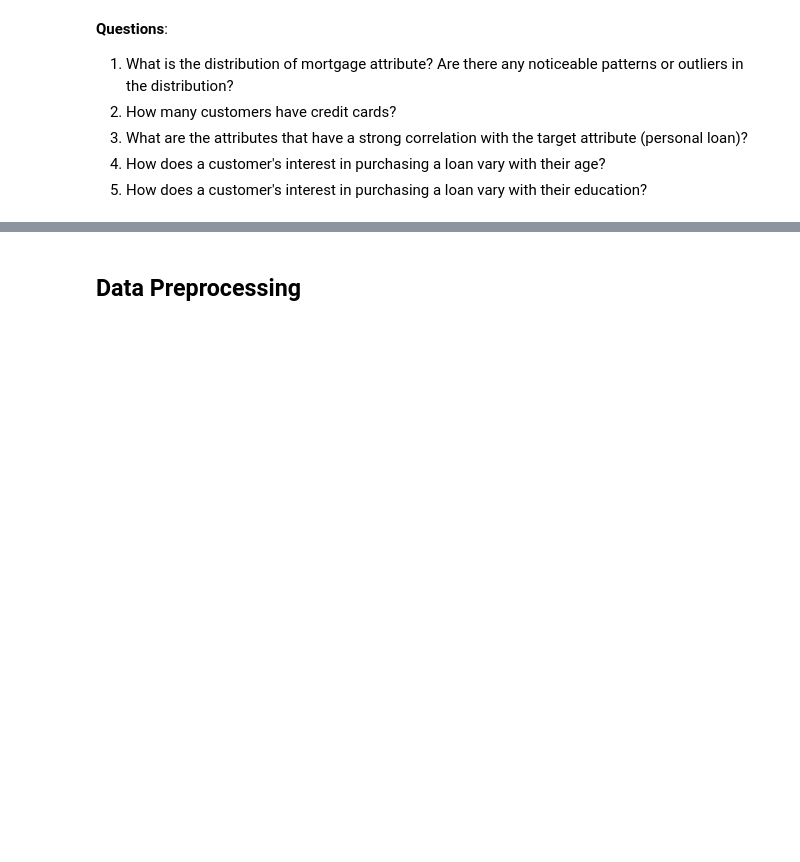
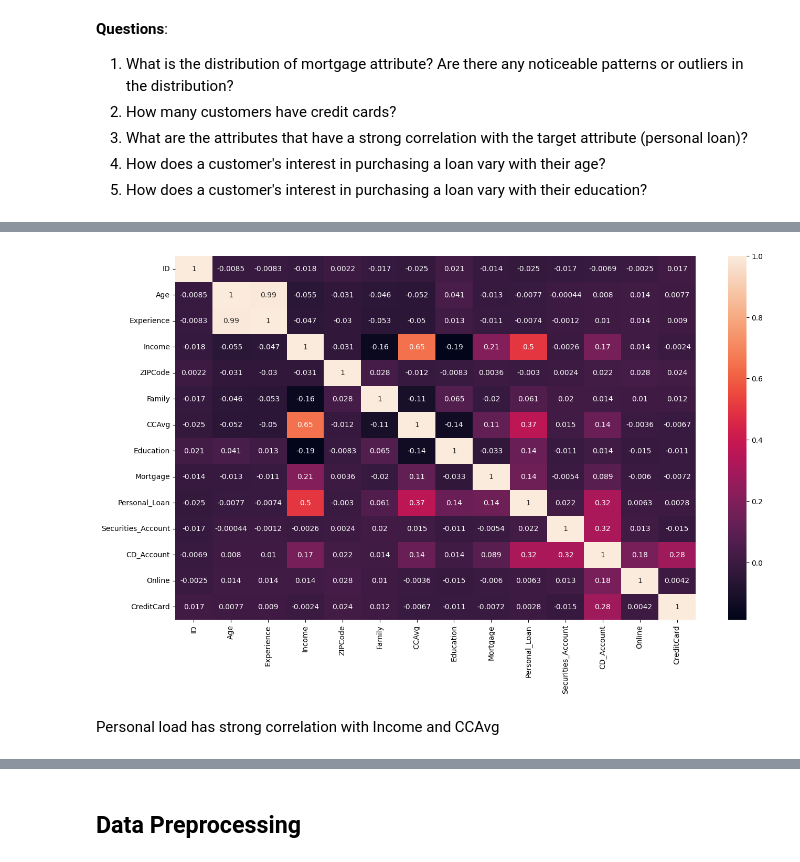
Before and after one commit to braju78/pythonFundamentals, a Jupyter notebook: ML-PROJECT - Loan Modeling/AIML_ML_Project_full_code_notebook.ipynb, the cells around one changed output, grey strips where cells are left out. Cells and saved outputs as stored; diff of their text form; code cells hidden in the pictures; blank space fills up the shorter version.

```diff
--- a/ML-PROJECT - Loan Modeling/AIML_ML_Project_full_code_notebook.ipynb
+++ b/ML-PROJECT - Loan Modeling/AIML_ML_Project_full_code_notebook.ipynb
@@ -116,0 +177,10 @@ memory usage: 547.0 KB
+# %%
+#What are the attributes that have a strong correlation with the target attribute (personal loan)?
+corr = data.corr()
+plt.figure(figsize=(16,9))
+sns.heatmap(corr, annot=True)
+plt.show()
+# %% [output]
+[figure, added]
+# %% [markdown]
+Personal load has strong correlation with Income and CCAvg
```
Also changed, not shown: parts of 12 cells of this notebook.
